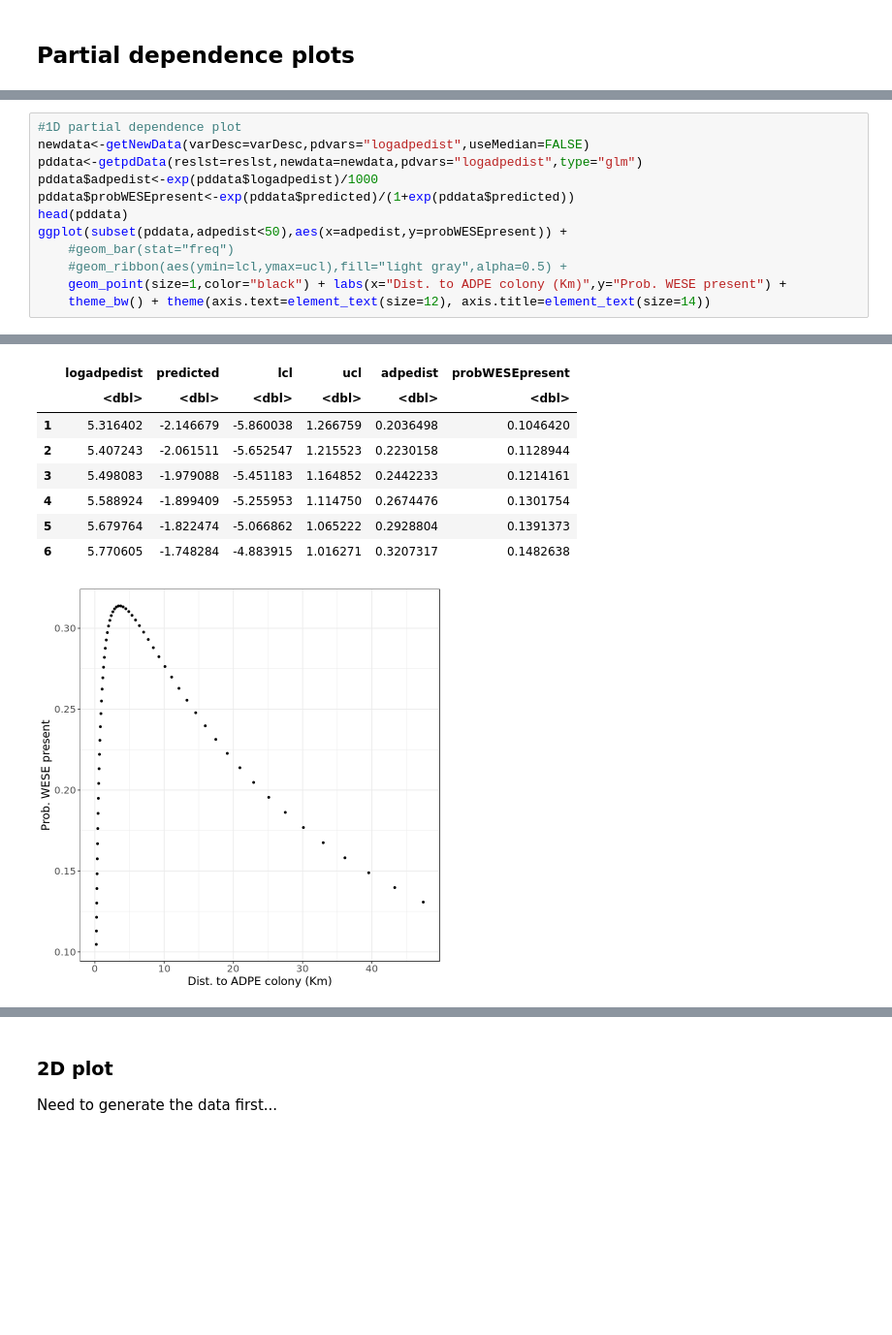
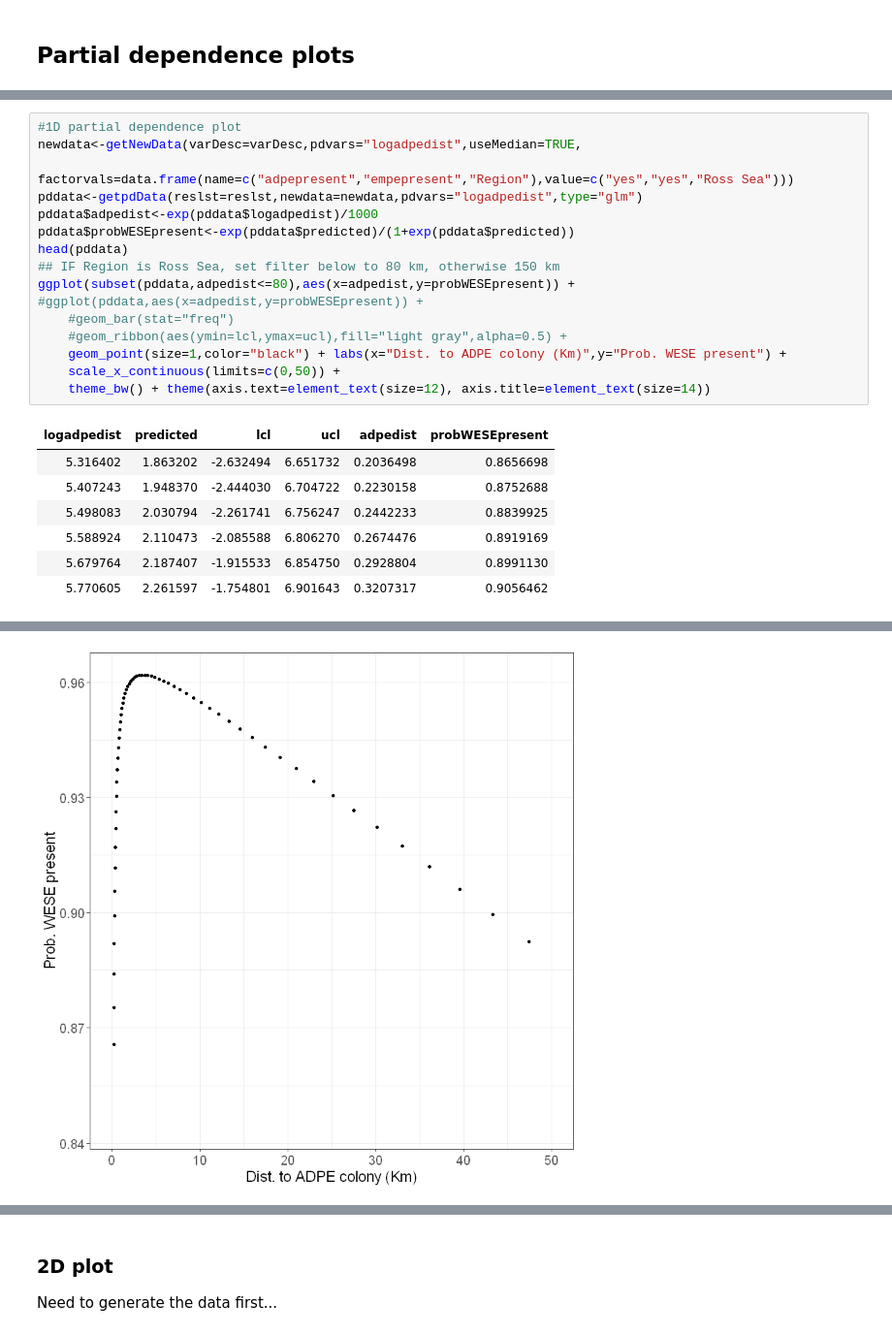
Before and after one commit to pointblue/ContinentalWESEestimates, a Jupyter notebook: notebooks/ContinentalWESE_regressionAnalyses.ipynb, the cells around one changed output, grey strips where cells are left out. Shown: that part at 97% size. Saved outputs shown, nothing was run; the diff lists cells and outputs as text; blank space fills up the shorter version.

```diff
--- a/notebooks/ContinentalWESE_regressionAnalyses.ipynb
+++ b/notebooks/ContinentalWESE_regressionAnalyses.ipynb
@@ -343,13 +282,24 @@ A data.frame: 6 × 6
 # %%
 #1D partial dependence plot
-newdata<-getNewData(varDesc=varDesc,pdvars="logadpedist",useMedian=FALSE)
+newdata<-getNewData(varDesc=varDesc,pdvars="logadpedist",useMedian=TRUE,
+                    factorvals=data.frame(name=c("adpepresent","empepresent","Region"),value=c("yes","yes","Ross Sea")))
 pddata<-getpdData(reslst=reslst,newdata=newdata,pdvars="logadpedist",type="glm")
 pddata$adpedist<-exp(pddata$logadpedist)/1000
 pddata$probWESEpresent<-exp(pddata$predicted)/(1+exp(pddata$predicted))
 head(pddata)
-ggplot(subset(pddata,adpedist<50),aes(x=adpedist,y=probWESEpresent)) +
+## IF Region is Ross Sea, set filter below to 80 km, otherwise 150 km
+ggplot(subset(pddata,adpedist<=80),aes(x=adpedist,y=probWESEpresent)) +
+#ggplot(pddata,aes(x=adpedist,y=probWESEpresent)) +
     #geom_bar(stat="freq")
     #geom_ribbon(aes(ymin=lcl,ymax=ucl),fill="light gray",alpha=0.5) +
     geom_point(size=1,color="black") + labs(x="Dist. to ADPE colony (Km)",y="Prob. WESE present") +
+    scale_x_continuous(limits=c(0,50)) +
     theme_bw() + theme(axis.text=element_text(size=12), axis.title=element_text(size=14))
 # %% [output]
+| logadpedist | predicted | lcl | ucl | adpedist | probWESEpresent |
+| 5.316402 | 1.863202 | -2.632494 | 6.651732 | 0.2036498 | 0.8656698 |
+| 5.407243 | 1.948370 | -2.444030 | 6.704722 | 0.2230158 | 0.8752688 |
+| 5.498083 | 2.030794 | -2.261741 | 6.756247 | 0.2442233 | 0.8839925 |
+| 5.588924 | 2.110473 | -2.085588 | 6.806270 | 0.2674476 | 0.8919169 |
+| 5.679764 | 2.187407 | -1.915533 | 6.854750 | 0.2928804 | 0.8991130 |
+| 5.770605 | 2.261597 | -1.754801 | 6.901643 | 0.3207317 | 0.9056462 |
@@ -357,9 +308 @@ A data.frame: 6 × 6
-|  | logadpedist | predicted | lcl | ucl | adpedist | probWESEpresent |
-|  | <dbl> | <dbl> | <dbl> | <dbl> | <dbl> | <dbl> |
-| 1 | 5.316402 | -2.146679 | -5.860038 | 1.266759 | 0.2036498 | 0.1046420 |
-| 2 | 5.407243 | -2.061511 | -5.652547 | 1.215523 | 0.2230158 | 0.1128944 |
-| 3 | 5.498083 | -1.979088 | -5.451183 | 1.164852 | 0.2442233 | 0.1214161 |
-| 4 | 5.588924 | -1.899409 | -5.255953 | 1.114750 | 0.2674476 | 0.1301754 |
-| 5 | 5.679764 | -1.822474 | -5.066862 | 1.065222 | 0.2928804 | 0.1391373 |
-| 6 | 5.770605 | -1.748284 | -4.883915 | 1.016271 | 0.3207317 | 0.1482638 |
-[figure, old version]
+[figure, new version]
```
Also changed, not shown: parts of 10 cells of this notebook, 1 other file.
